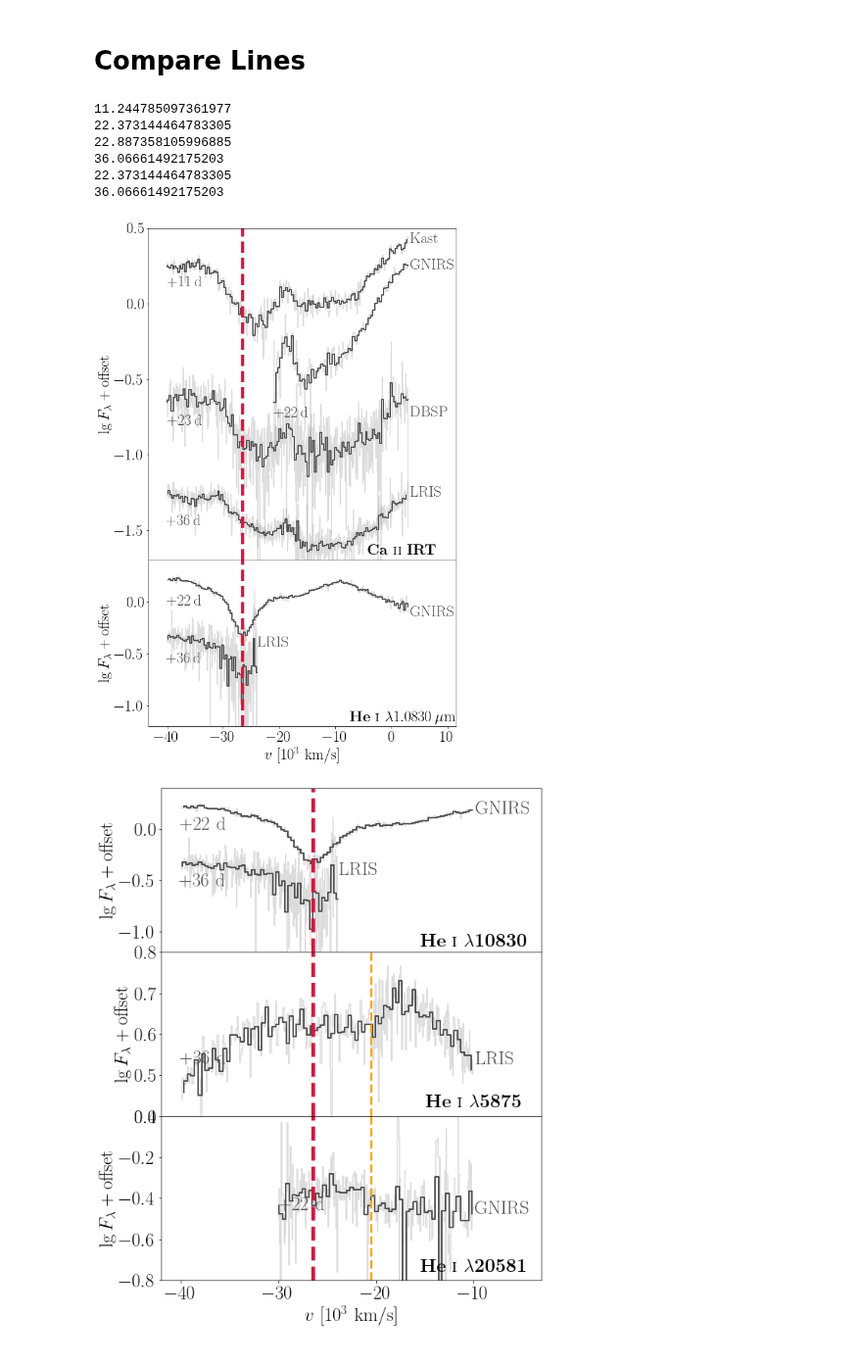
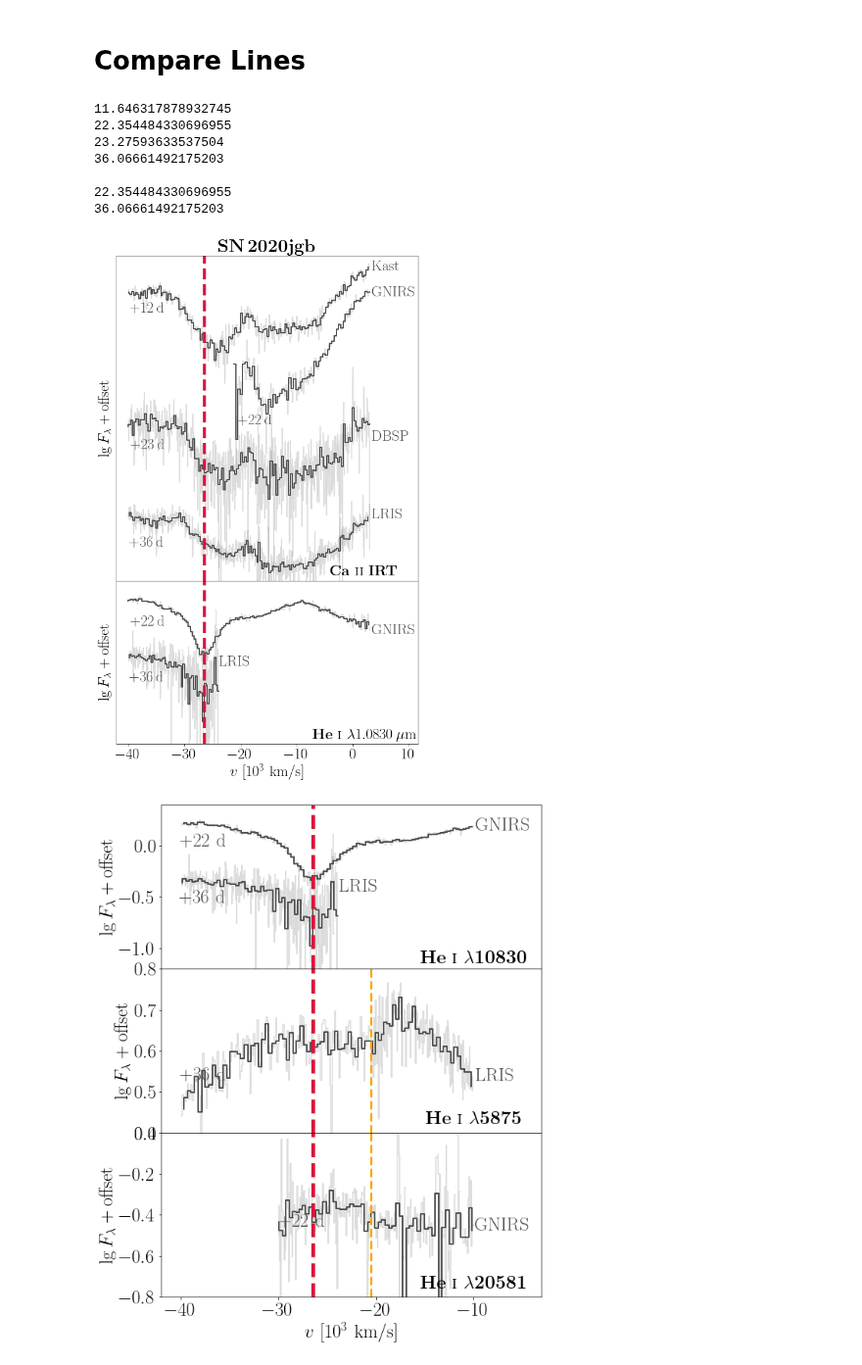
Before and after one commit to slowdivePTG/SN2020jgb, a Jupyter notebook: rv/SN2020jgb/CaII_HeI_hvf.ipynb, the cells around one changed output. Shown at 98% size. Drawn from its saved outputs; the diff is of its cells as text; code cells hidden in the pictures.

Commit message:
Paper: revised after adding 16dsg

```diff
--- a/rv/SN2020jgb/CaII_HeI_hvf.ipynb
+++ b/rv/SN2020jgb/CaII_HeI_hvf.ipynb
@@ -41,5 +41,5 @@ import glob
 spec_files_0 = glob.glob('../../spectroscopy/SN2020jgb/*ascii')
 spec_files_0.sort()
 spec_files = [s for s in spec_files_0 if not ('GNIRS_v' in s)]
-spec_He_files = [s for s in spec_files_0 if (('Keck' in s) or ('GNIRS.' in s))]
+spec_He_files = [s for s in spec_files_0 if (('Keck' in s) or ('Gemini' in s))]
 spec_He_files_coadd_v = [s for s in spec_files_0 if ('GNIRS_v' in s)]
@@ -126,18 +112,13 @@ def compare_lines(spec_files,
                               delim_whitespace=True,
                               header=None)
 
-        try:
-            if 'Keck' in spec:
-                fl_unc0 = spec_df[3].values
-            else:
-                fl_unc0 = spec_df[2].values
+        if 'Keck' in spec:
+            fl_unc0 = spec_df[3].values
+        else:
+            fl_unc0 = spec_df[2].values
 
-                if 'P60' in spec or 'P200' in spec:
-                    fl_unc0 **= .5
-        except:
-            # set relative uncertainty to be 10%
-            fl_unc0 = np.ones_like(spec_df[0].values) * 1e-1 * np.median(
-                spec_df[0].values)
+            if 'P60' in spec or 'P200' in spec:
+                fl_unc0 **= .5
 
         wv0, fl0 = spec_df[0].values / (1 + z), spec_df[1].values
         E0 = 10**(0.4 * calALambda(wv0, rv, ebv))
@@ -180,8 +161,8 @@ def compare_lines(spec_files,
         arg = np.abs(vel_rf_bin - vmin + (vmin - vmax) * 0.8) < 5000
         argm = np.argmin(np.abs(vel_rf_bin - vmax))
         if arg.sum() == 0:
-            arg = argm
-        ax.text(vel_rf_bin[argm] / 1000,
+            arg = [3, 4]
+        ax.text(vel_rf_bin[argm + 3] / 1000,
                 np.log10(np.median(fl_bin[arg]) / norm_fac) -
                 spec_num * h * 1.05 - 0.02,
                 label,
@@ -194,7 +175,7 @@ def compare_lines(spec_files,
                 '${}$'.format(instru[spec_num]),
                 color=col[spec_num],
                 va='center')
-        ax.set_xlim((vmax - (vmin - vmax) * 0.0765) / 1000,
+        ax.set_xlim((vmax - (vmin - vmax) * 0.05) / 1000,
                     (vmin + (vmin - vmax) * 0.2) / 1000)
         ax.set_ylabel(r'$\lg F_\lambda+ \mathrm{offset}$')
         #plt.fill_between(vel_rf,
@@ -232,39 +213,43 @@ compare_lines(spec_files,
 ax0.set_ylim(-1.7, 0.5)
 ax0.set_xticks([])
 ax0.set_xlabel('')
 ax0.set_yticks([-1.5, -1, -0.5, 0, 0.5])
 ax0.text(2, -1.66, r'$\mathbf{Ca\ \textsc{ii}\ IRT}$', ha='center')
 
 HeI = 10830
 col_He = ['0.3', '0.3']
 instru_He = [r'\mathrm{GNIRS}', r'\mathrm{LRIS}']
 compare_lines(spec_He_files,
               ax1,
               line=HeI,
               vmax=-40000,
               vmin=3000,
               phase_min=11,
               phase_max=37,
               norm_fac=1,
               bin_size=300,
               col=col_He,
               instru=instru_He)
 ax1.set_ylim(-1.2, 0.4)
+ax0.set_yticks([])
+ax1.set_yticks([])
 #ax1.text(2, -1.15, r'$\mathbf{He\ \textsc{i}\ \lambda 10830}$', ha='center')
 ax1.text(2, -1.15, r'$\mathbf{He\ \textsc{i}}\ \mathrm{\lambda 1.0830\,\mu m}$', ha='center')
 
 ax0.axvline(-26.5, color='crimson', linestyle='--', linewidth=5)
 ax1.axvline(-26.5, color='crimson', linestyle='--', linewidth=5)
 
-plt.savefig('../../paper/figures/CaII_HeI_hvf.pdf', bbox_inches='tight')
+ax0.set_title('$\mathbf{SN\,2020jgb}$')
+plt.savefig('CaII_HeI_hvf.pdf', bbox_inches='tight')
 # %% [output]
-11.244785097361977
-22.373144464783305
-22.887358105996885
+11.646317878932745
+22.354484330696955
+23.27593633537504
 36.06661492175203
-22.373144464783305
+
+22.354484330696955
 36.06661492175203
-[figure, old version]
+[figure, new version]
 # %%
 fig = plt.figure(figsize=(10, 12))
 gs = fig.add_gridspec(nrows=3,
```
Also changed, not shown: parts of 1 cell of this notebook, 24 other files.
